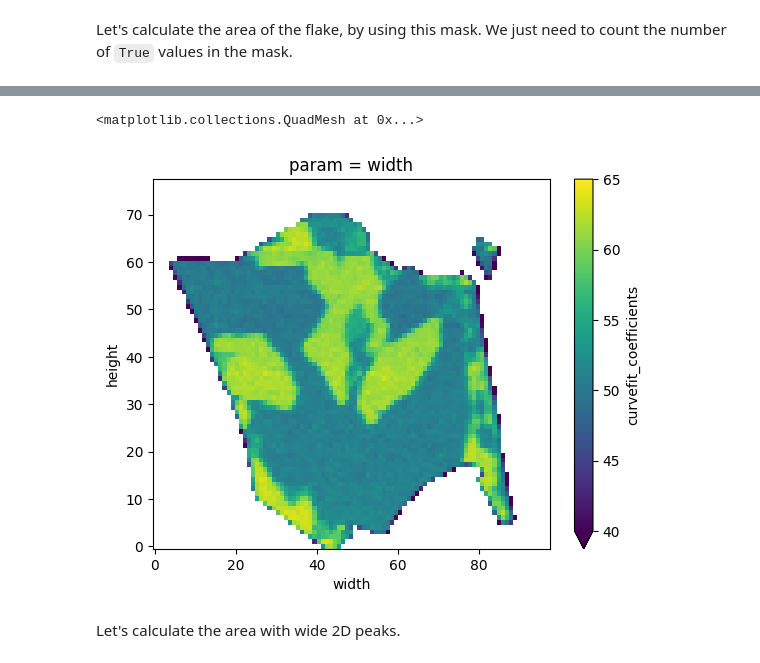
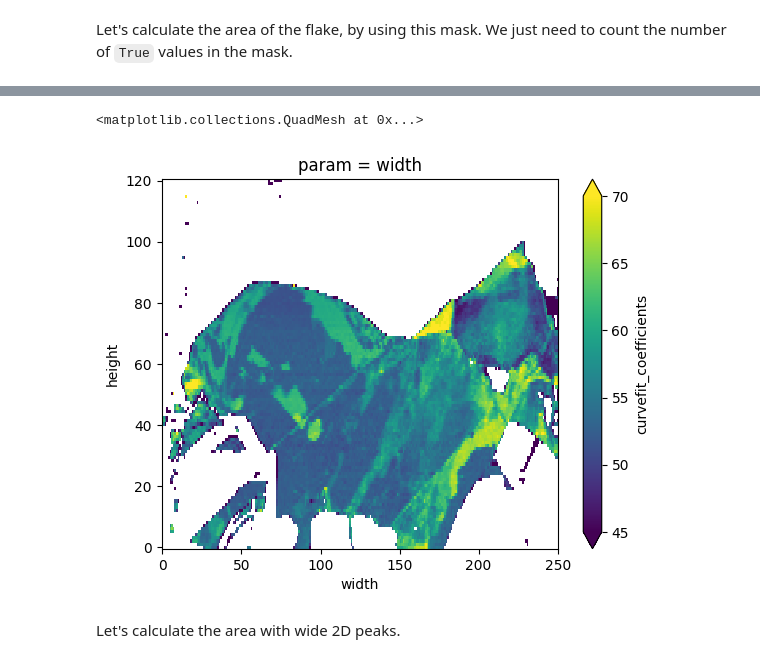
Before and after one commit to zrbyte/ramantools, a Jupyter notebook: ramantools tutorial.ipynb, the cells around one changed output, grey strips where cells are left out. Cells and saved outputs as stored; diff of their text form; code cells hidden in the pictures.

```diff
--- a/ramantools tutorial.ipynb
+++ b/ramantools tutorial.ipynb
@@ -36,8 +34,7 @@ For this we need to load the map, exported as *table* from *Witec Project* or *W
 
 **Skip to [Loading test data from a URL](#Loading-test-data-from-a-URL)**.
 # %%
-data_path = r'C:\Users\zrbyt\OneDrive - energia.mta.hu\Documents\work_MFA\ABC\G peak anomaly\Raman measurements'
-data_path += '\\'
+data_path = 'test-data/'
 sys.path.append(data_path)
 # %% [markdown]
 Need to add `r` in front of the file path to treat it as a *raw string*, meaning that `\` is treated as a character.
@@ -49,3 +61,3 @@ glob.glob(data_path + '*')
 # %%
-map_path = glob.glob(data_path + '*ABC_36*' + '*Data*')[0]
-info_path = glob.glob(data_path + '*ABC_36*' + '*Information*')[0]
+map_path = glob.glob(data_path + 'map*')
+ss_path = glob.glob(data_path + 'ss*')
@@ -75,3 +63,0 @@ with open('info.txt', mode = 'w', encoding = 'latin1') as f:
-# %%
-map_path = 'data.txt'
-info_path = 'info.txt'
@@ -81,7 +81,8 @@ info_path = 'info.txt'
 Let's load the data from the text files. We can do this by passing the path of the map file and the info file to the `ramanmap` class. Let's call it `m`.
 <a id='loading_map'></a>
 # %%
-m = rt.ramanmap(map_path, info_path)
+# m = rt.ramanmap(map_path, info_path)
+m = rt.ramanmap(map_path[3])
 # %% [markdown]
 `rt.ramanmap(map_path, info_path)` returns a `ramanmap` object, which among other data, contains as variables:
 - the raw imported, Raman measurements are stored in: `m.map`
@@ -761,9 +855,9 @@ mapfit_gmask = rt.peakfit(gfilter_map, stval = p, toplot = True)
 # %%
 twodpeak_width = mapfit_gmask['curvefit_coefficients'].sel(param = 'width')
-twodpeak_width.plot(vmin = 40, vmax = 65)
+twodpeak_width.plot(vmin = 45, vmax = 70)
 # %% [output]
 <matplotlib.collections.QuadMesh at 0x...>
-[figure, old version]
+[figure, new version]
 # %% [markdown]
 Let's calculate the area with wide 2D peaks.
 # %%
```
Also changed, not shown: parts of 101 cells of this notebook, 3 other files.
